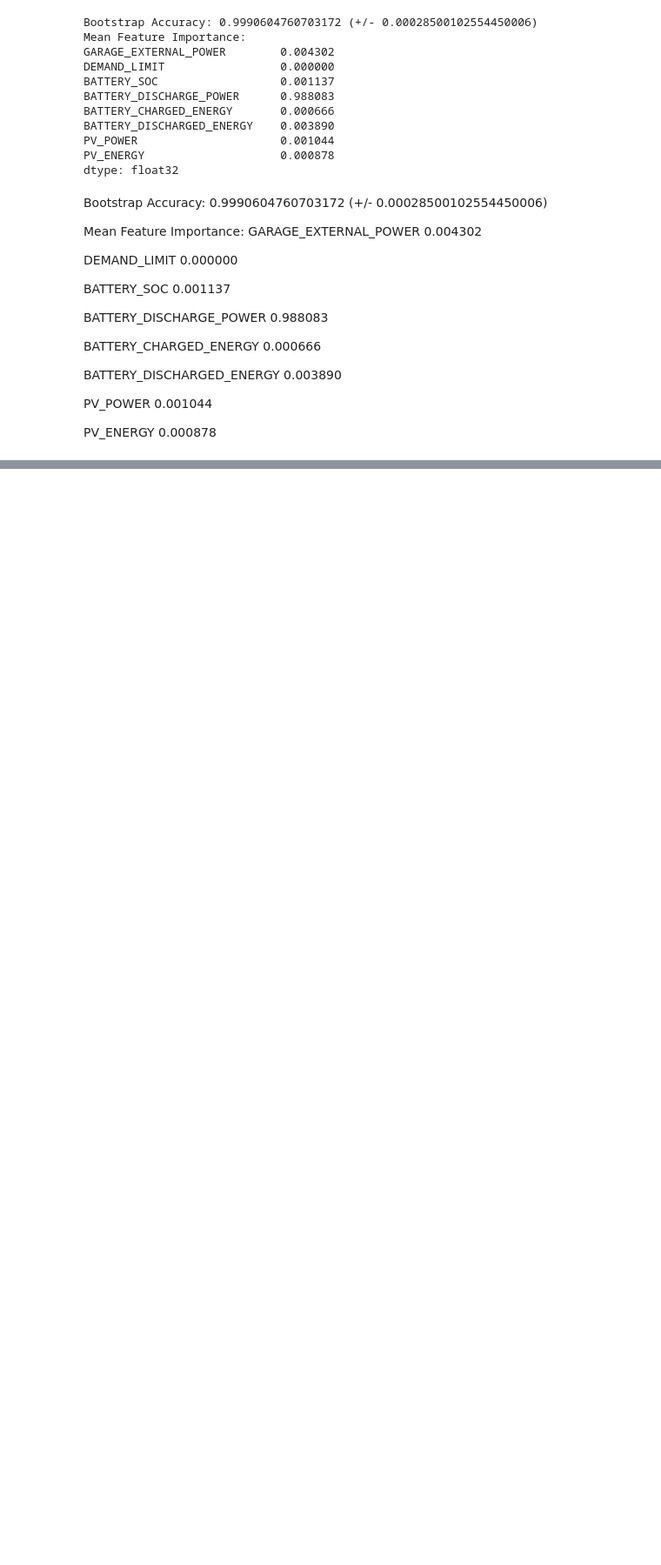
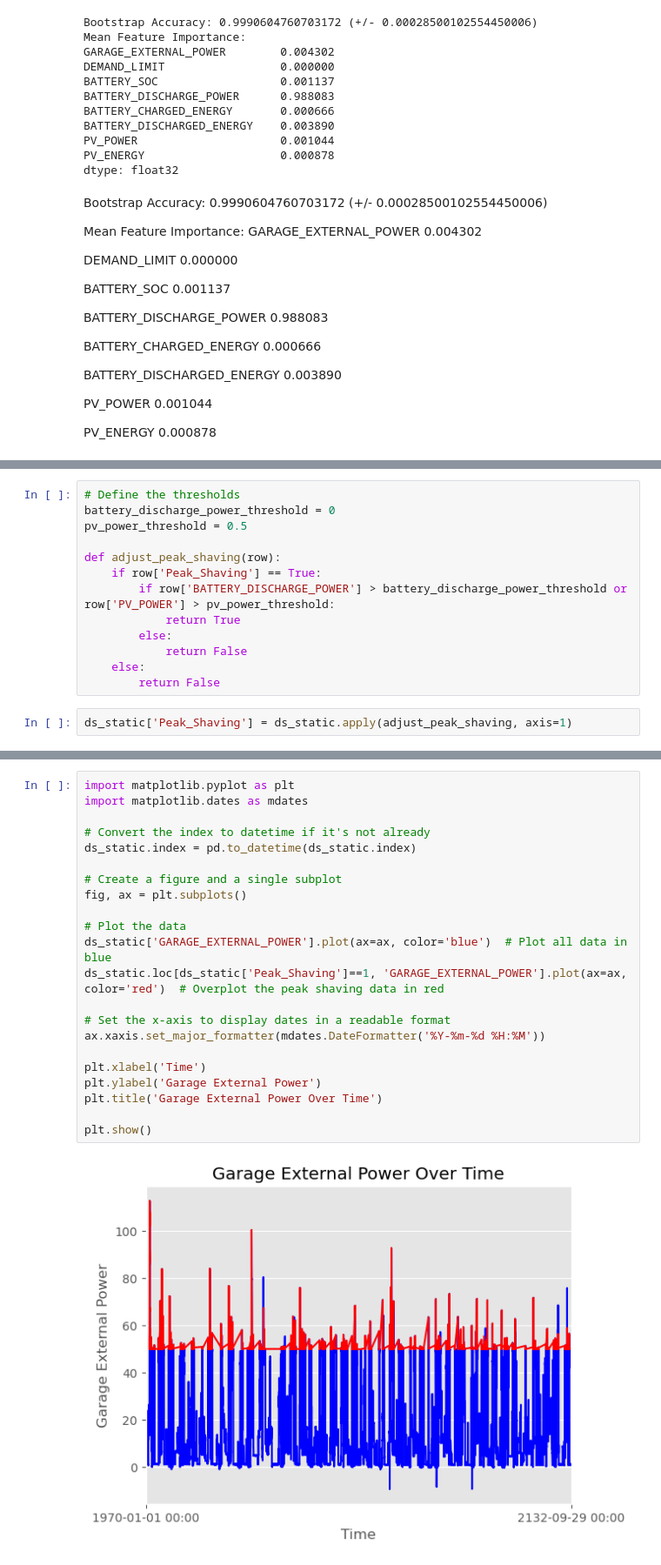
Before and after one commit to SanchoSamba/DS-project, a Jupyter notebook: explor_Adam_Rychert.ipynb, the cells around one changed output, grey strips where cells are left out. Shown at 87% size. Cells and saved outputs as stored; diff of their text form; blank space fills up the shorter version.

Commit message:
Build a model to predict Peak Shaving, did some more data analysis

```diff
--- a/explor_Adam_Rychert.ipynb
+++ b/explor_Adam_Rychert.ipynb
@@ -770,0 +851,15 @@ PV_ENERGY                    0.000878
+# %%
+# Define the thresholds
+battery_discharge_power_threshold = 0
+pv_power_threshold = 0.5
+
+def adjust_peak_shaving(row):
+    if row['Peak_Shaving'] == True:
+        if row['BATTERY_DISCHARGE_POWER'] > battery_discharge_power_threshold or row['PV_POWER'] > pv_power_threshold:
+            return True
+        else:
+            return False
+    else:
+        return False
+# %%
+ds_static['Peak_Shaving'] = ds_static.apply(adjust_peak_shaving, axis=1)
@@ -770,0 +873,24 @@ PV_ENERGY                    0.000878
+# %%
+import matplotlib.pyplot as plt
+import matplotlib.dates as mdates
+
+# Convert the index to datetime if it's not already
+ds_static.index = pd.to_datetime(ds_static.index)
+
+# Create a figure and a single subplot
+fig, ax = plt.subplots()
+
+# Plot the data
+ds_static['GARAGE_EXTERNAL_POWER'].plot(ax=ax, color='blue')  # Plot all data in blue
+ds_static.loc[ds_static['Peak_Shaving']==1, 'GARAGE_EXTERNAL_POWER'].plot(ax=ax, color='red')  # Overplot the peak shaving data in red
+
+# Set the x-axis to display dates in a readable format
+ax.xaxis.set_major_formatter(mdates.DateFormatter('%Y-%m-%d %H:%M'))
+
+plt.xlabel('Time')
+plt.ylabel('Garage External Power')
+plt.title('Garage External Power Over Time')
+
+plt.show()
+# %% [output]
+[figure, added]
```
Also changed, not shown: parts of 24 cells of this notebook.
